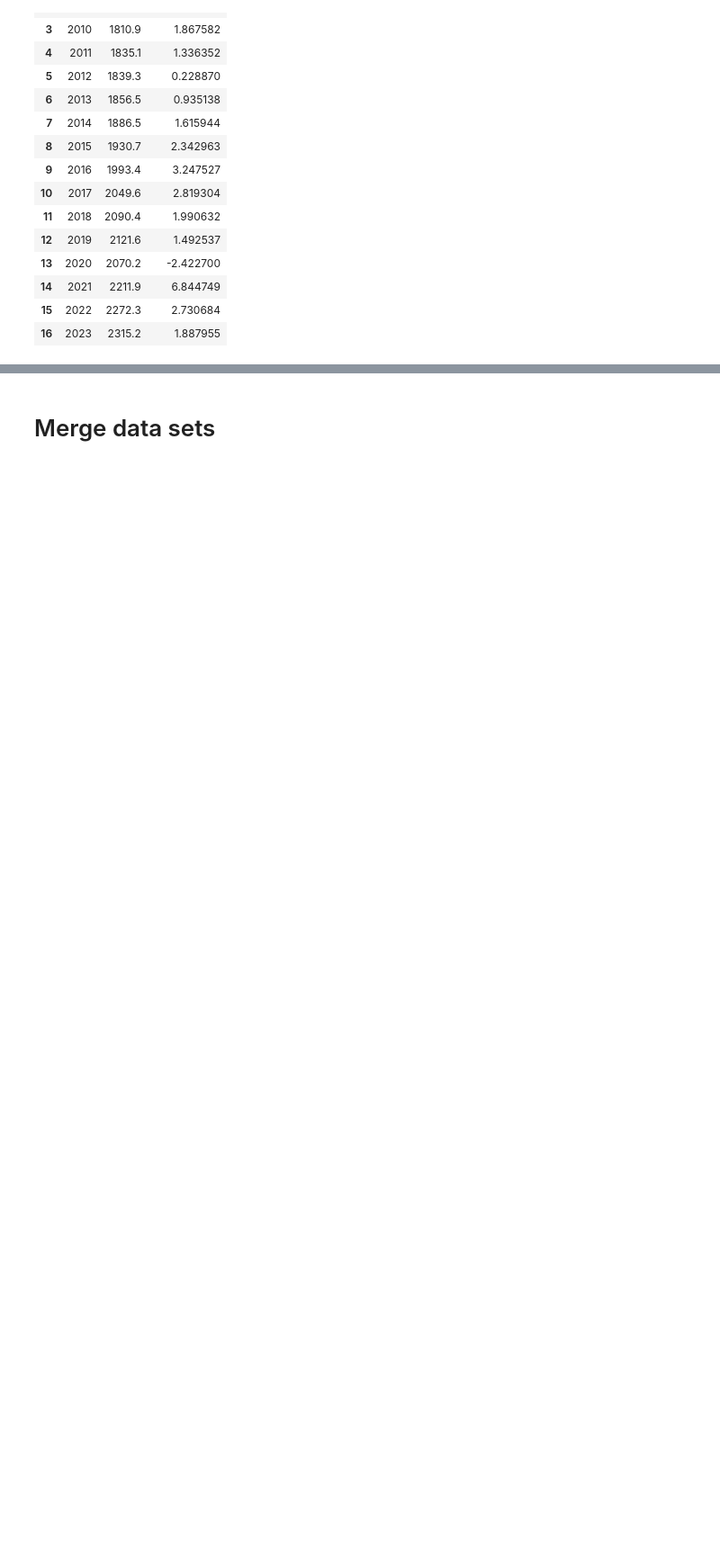
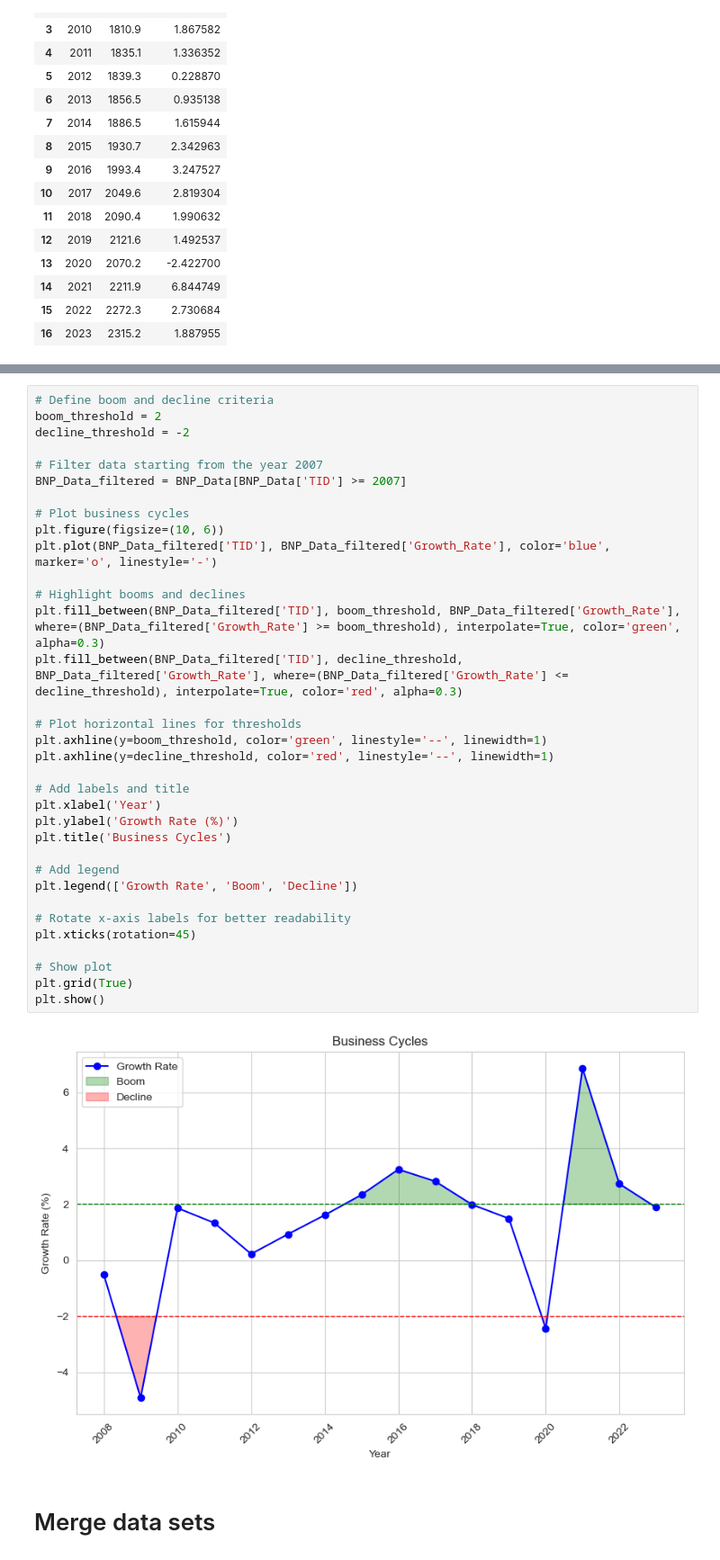
Before and after one commit to NumEconCopenhagen/projects-2024-andy-og-birdy, a Jupyter notebook: dataproject/dataproject.ipynb, the cells around one changed output, grey strips where cells are left out. Shown at 90% size. Saved outputs shown, nothing was run; the diff lists cells and outputs as text; blank space fills up the shorter version.

```diff
--- a/dataproject/dataproject.ipynb
+++ b/dataproject/dataproject.ipynb
@@ -322,2 +309,38 @@ Explain what you see when moving elements of the interactive plot around.
+# %%
+# Define boom and decline criteria
+boom_threshold = 2
+decline_threshold = -2
+
+# Filter data starting from the year 2007
+BNP_Data_filtered = BNP_Data[BNP_Data['TID'] >= 2007]
+
+# Plot business cycles
+plt.figure(figsize=(10, 6))
+plt.plot(BNP_Data_filtered['TID'], BNP_Data_filtered['Growth_Rate'], color='blue', marker='o', linestyle='-')
+
+# Highlight booms and declines
+plt.fill_between(BNP_Data_filtered['TID'], boom_threshold, BNP_Data_filtered['Growth_Rate'], where=(BNP_Data_filtered['Growth_Rate'] >= boom_threshold), interpolate=True, color='green', alpha=0.3)
+plt.fill_between(BNP_Data_filtered['TID'], decline_threshold, BNP_Data_filtered['Growth_Rate'], where=(BNP_Data_filtered['Growth_Rate'] <= decline_threshold), interpolate=True, color='red', alpha=0.3)
+
+# Plot horizontal lines for thresholds
+plt.axhline(y=boom_threshold, color='green', linestyle='--', linewidth=1)
+plt.axhline(y=decline_threshold, color='red', linestyle='--', linewidth=1)
+
+# Add labels and title
+plt.xlabel('Year')
+plt.ylabel('Growth Rate (%)')
+plt.title('Business Cycles')
+
+# Add legend
+plt.legend(['Growth Rate', 'Boom', 'Decline'])
+
+# Rotate x-axis labels for better readability
+plt.xticks(rotation=45)
+
+# Show plot
+plt.grid(True)
+plt.show()
+# %% [output]
+[figure, added]
 # %% [markdown]
 # Merge data sets
```
Also changed, not shown: parts of 21 cells of this notebook.
